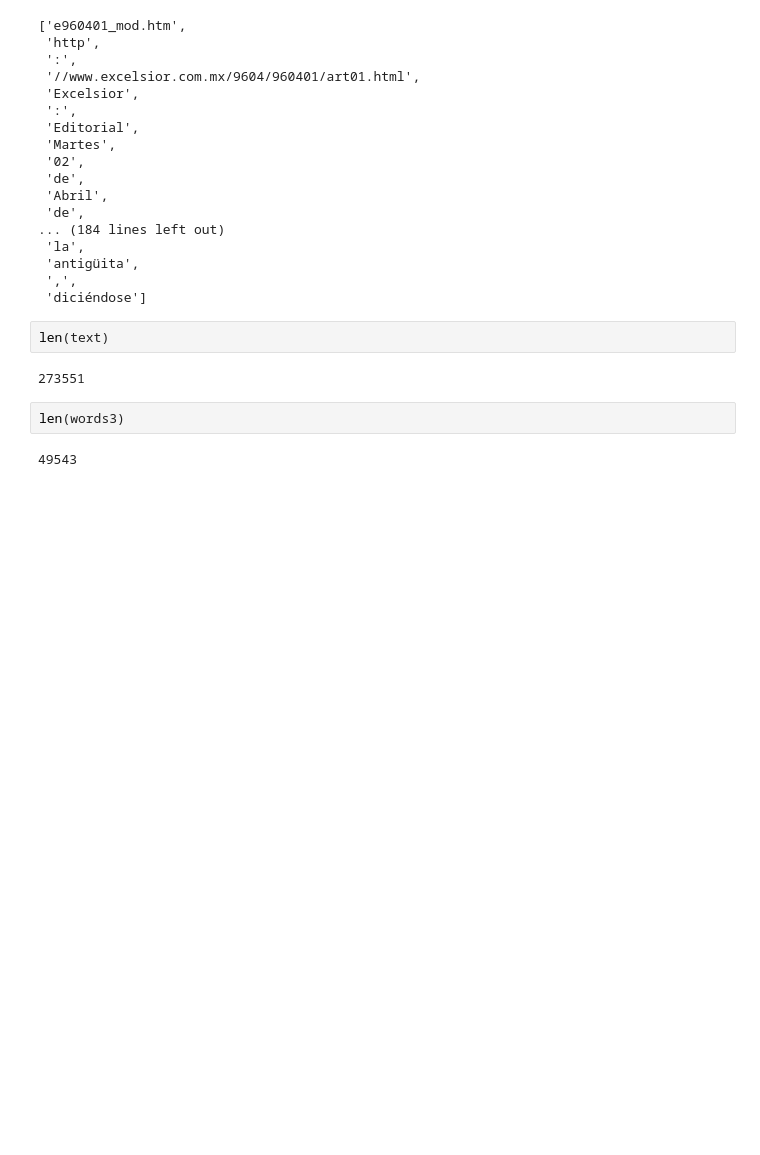
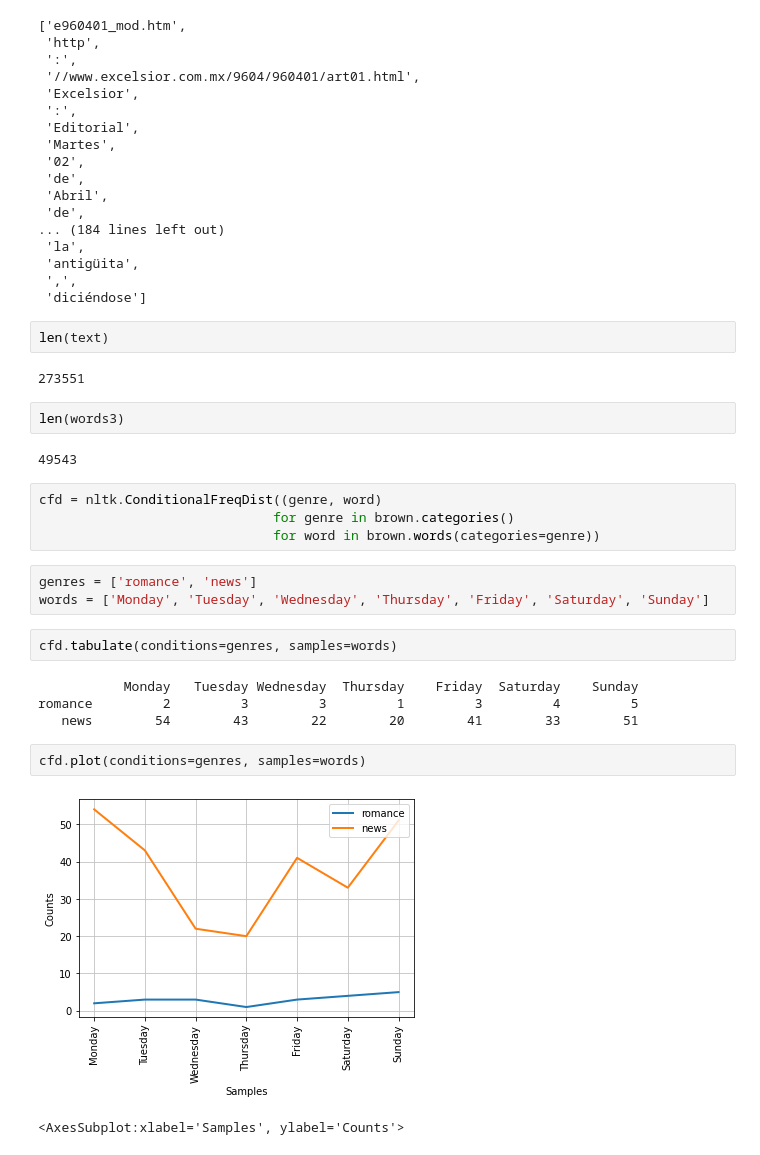
Before and after one commit to breko151/NATURAL_LANGUAGE_PROCESSING_CLASS, a Jupyter notebook: Book_Examples/25-08-2022.ipynb, the cells around one changed output. Saved outputs shown, nothing was run; the diff lists cells and outputs as text; blank space fills up the shorter version.

```diff
--- a/Book_Examples/25-08-2022.ipynb
+++ b/Book_Examples/25-08-2022.ipynb
@@ -204,3 +204,21 @@ len(text)
 len(words3)
 # %% [output]
 49543
+# %%
+cfd = nltk.ConditionalFreqDist((genre, word)
+                              for genre in brown.categories()
+                              for word in brown.words(categories=genre))
+# %%
+genres = ['romance', 'news']
+words = ['Monday', 'Tuesday', 'Wednesday', 'Thursday', 'Friday', 'Saturday', 'Sunday']
+# %%
+cfd.tabulate(conditions=genres, samples=words)
+# %% [output]
+           Monday   Tuesday Wednesday  Thursday    Friday  Saturday    Sunday
+romance         2         3         3         1         3         4         5
+   news        54        43        22        20        41        33        51
+# %%
+cfd.plot(conditions=genres, samples=words)
+# %% [output]
+[figure, added]
+<AxesSubplot:xlabel='Samples', ylabel='Counts'>
```
